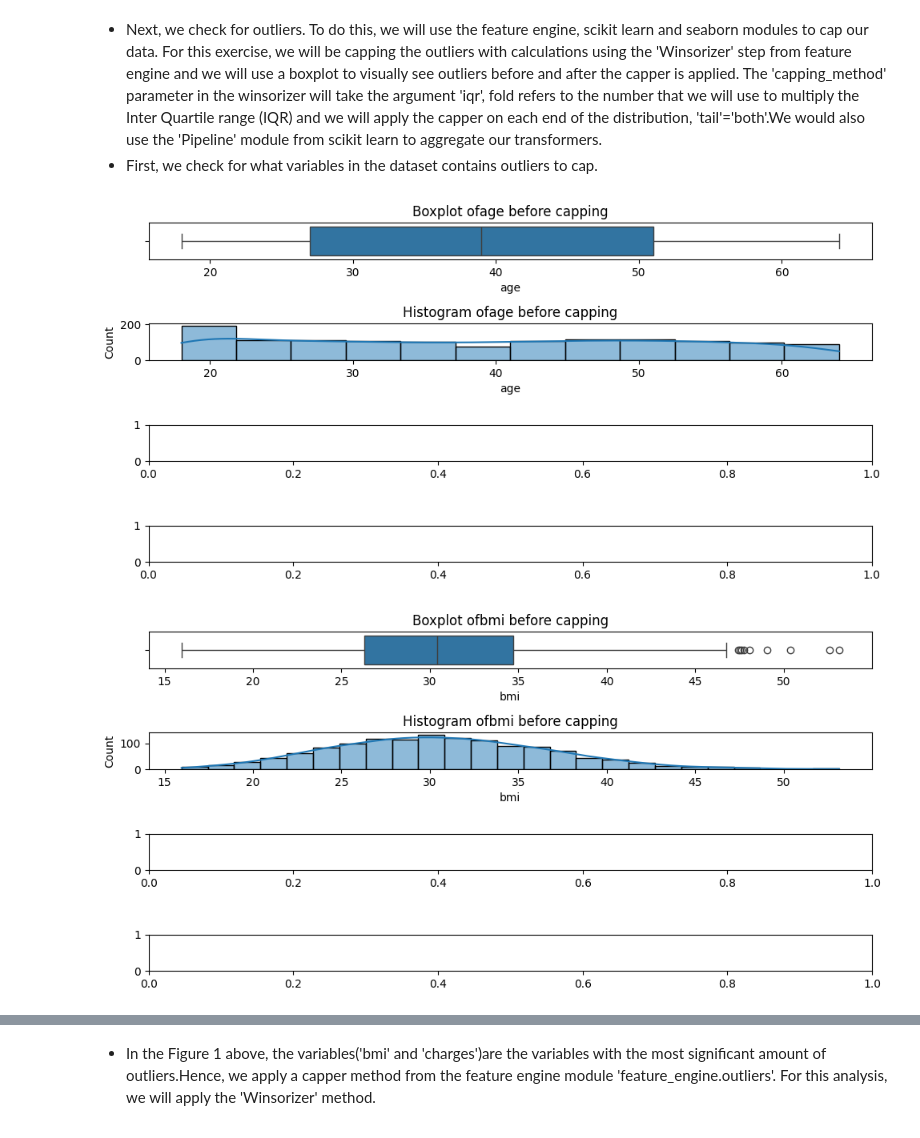
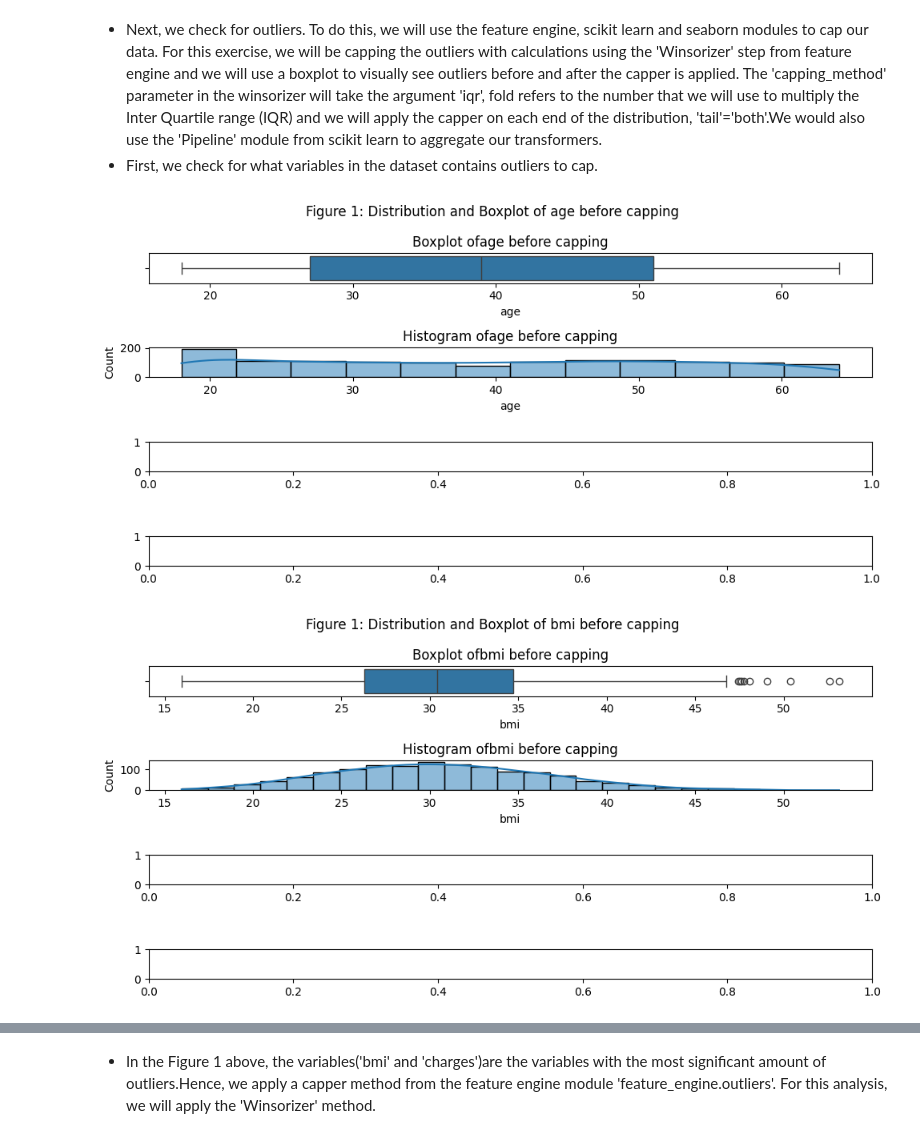
Before and after one commit to chizoalban2003-beep/Project1, a Jupyter notebook: jupyter_notebooks/Notebook_Template.ipynb, the cells around one changed output, grey strips where cells are left out. Drawn from its saved outputs; the diff is of its cells as text; code cells hidden in the pictures.

```diff
--- a/jupyter_notebooks/Notebook_Template.ipynb
+++ b/jupyter_notebooks/Notebook_Template.ipynb
@@ -132,20 +132,21 @@ np.int64(0)
 # %%
 def pre_capped_data(df):
     for col in df.columns:
         if df[col].dtype != 'object':
             Q1=df[col].quantile(0.25)
             Q3=df[col].quantile(0.75)
             IQR=Q3-Q1 #Calculate interquartile range
             right_tail=Q3+1.5*IQR
             left_tail=Q1-1.5*IQR
             fig,axes=plt.subplots(nrows=4, ncols=1, figsize=(10,5))
             sns.boxplot(data=df, x=col, ax=axes[0])
             sns.histplot(data=df, x=col,kde=True, ax=axes[1])
             axes[0].set_title(f"Boxplot of{col} before capping")
             axes[1].set_title(f"Histogram of{col} before capping")
+            fig.suptitle(f"Figure 1: Distribution and Boxplot of {col} before capping")
             plt.tight_layout()
             plt.show()
 pre_capped_data(df)
 # %% [output]
-[figure, old version]
+[figure, new version]
-[figure, old version]
+[figure, new version]
```
Also changed, not shown: parts of 3 cells of this notebook.
